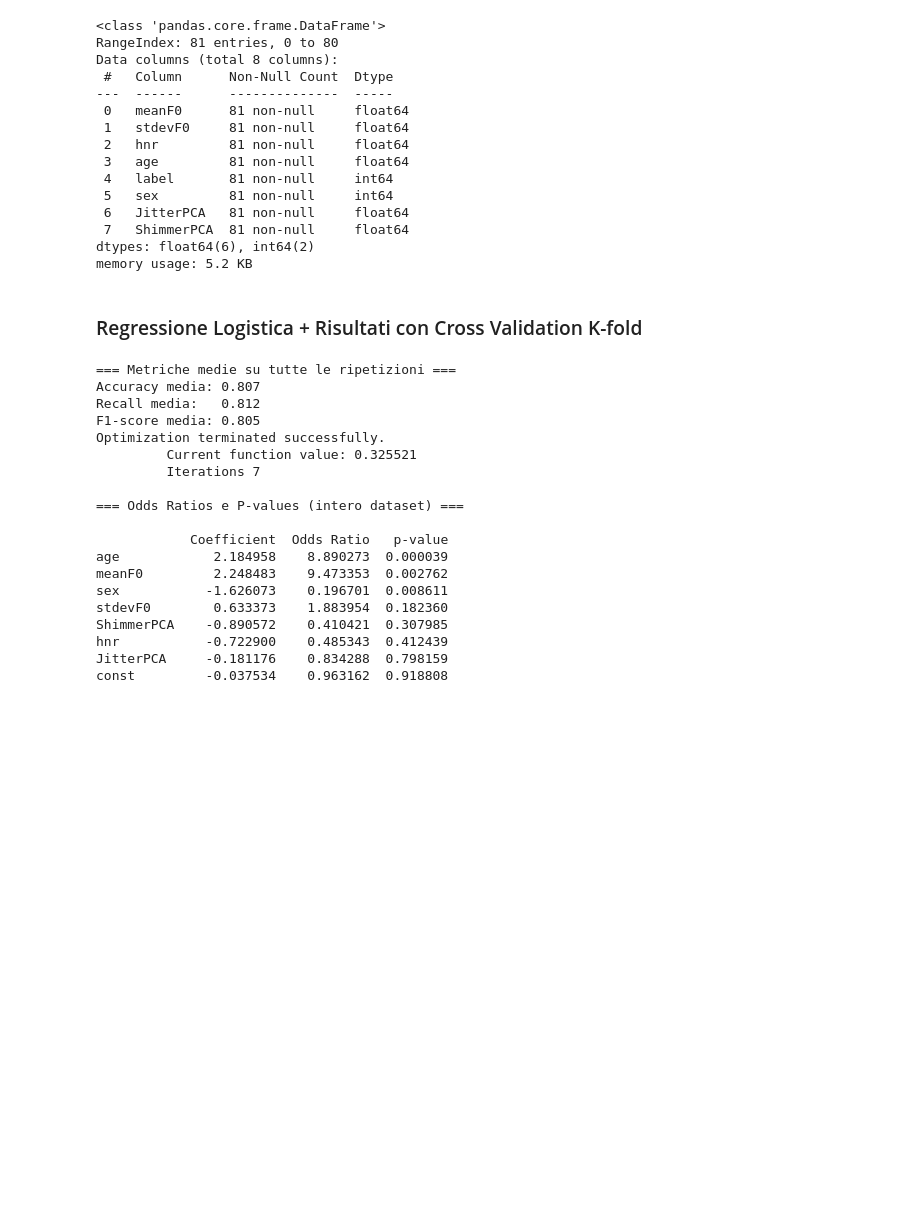
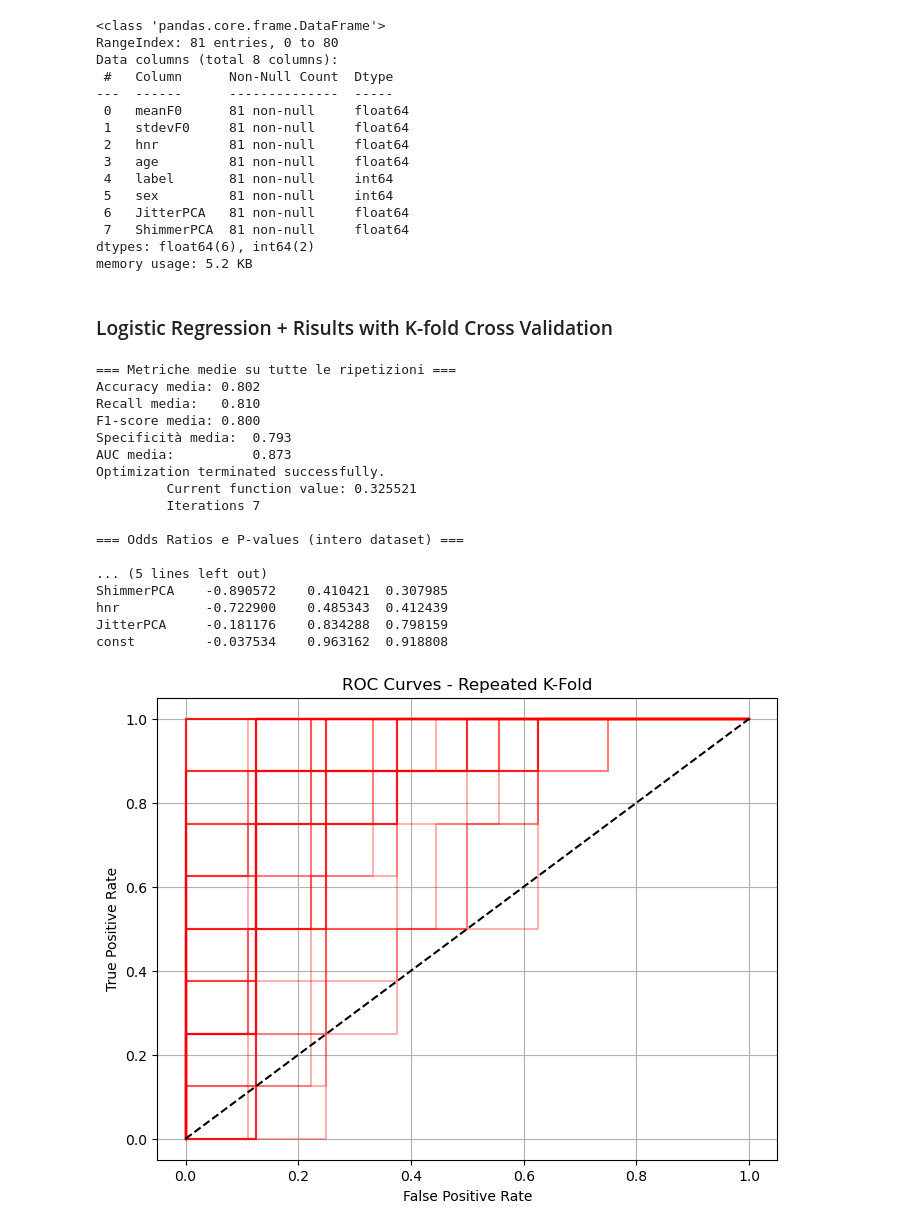
Before and after one commit to tratom/fcul-dl-project, a Jupyter notebook: logistic_regression.ipynb, the cells around one changed output. Drawn from its saved outputs; the diff is of its cells as text; code cells hidden in the pictures; blank space fills up the shorter version.

```diff
--- a/logistic_regression.ipynb
+++ b/logistic_regression.ipynb
@@ -590,9 +602,20 @@ Data columns (total 8 columns):
 dtypes: float64(6), int64(2)
 memory usage: 5.2 KB
 # %% [markdown]
-### Regressione Logistica + Risultati con Cross Validation K-fold
+### Logistic Regression + Risults with K-fold Cross Validation
 # %%
-# === Prepara dati ===
+import numpy as np
+import pandas as pd
+import matplotlib.pyplot as plt
+import statsmodels.api as sm
+from sklearn.metrics import (
+    accuracy_score, recall_score, f1_score,
+    confusion_matrix, roc_auc_score, roc_curve
+)
+from sklearn.model_selection import StratifiedKFold
+from sklearn.preprocessing import StandardScaler
+
+# === Prepar data ===
 X = df2.drop(columns=["label"])
 y = df2["label"]
 
@@ -601,12 +624,14 @@ X_scaled = scaler.fit_transform(X)
 X_scaled_df = pd.DataFrame(X_scaled, columns=X.columns)
 X_scaled_df = sm.add_constant(X_scaled_df)  # Aggiunge l'intercetta
 
-# === Parametri ===
+# === Parameters ===
 n_repeats = 10
 kf = StratifiedKFold(n_splits=5, shuffle=True)
 
 # === Liste per metriche ===
 accuracy_all, recall_all, f1_all = [], [], []
+specificity_all, auc_all = [], [] #aggiunto dopo
+fpr_all, tpr_all = [], [] # aggiunto dopo
 
 # === Ripetizioni Cross-Validation ===
 for _ in range(n_repeats):
@@ -617,50 +642,83 @@ for _ in range(n_repeats):
         model = sm.Logit(y_train, X_train)
         result = model.fit(disp=0)
 
-        y_pred = (result.predict(X_test) >= 0.5).astype(int)
+        y_prob = result.predict(X_test)
+        y_pred = (y_prob >= 0.5).astype(int) # aggiunto dopo
 
+        # Confusion Matrix
+        tn, fp, fn, tp = confusion_matrix(y_test, y_pred).ravel()
+        specificity = tn / (tn + fp) if (tn + fp) > 0 else 0
+
+        # ROC and AUC
+        fpr, tpr, _ = roc_curve(y_test, y_prob)
+        auc_score = roc_auc_score(y_test, y_prob)
+
+        #y_pred = (result.predict(X_test) >= 0.5).astype(int)
+
+        #accuracy_all.append(accuracy_score(y_test, y_pred))
+        #recall_all.append(recall_score(y_test, y_pred))
+        #f1_all.append(f1_score(y_test, y_pred))
+
+         # Salva metriche
         accuracy_all.append(accuracy_score(y_test, y_pred))
         recall_all.append(recall_score(y_test, y_pred))
         f1_all.append(f1_score(y_test, y_pred))
+        specificity_all.append(specificity) #da qua in sotto aggiunti solo le robe su auc, specificity e sensibility
+        auc_all.append(auc_score)
+        fpr_all.append(fpr)
+        tpr_all.append(tpr)
 
 # === Output: Metriche medie ===
 print("\n=== Metriche medie su tutte le ripetizioni ===")
 print(f"Accuracy media: {np.mean(accuracy_all):.3f}")
 print(f"Recall media:   {np.mean(recall_all):.3f}")
 print(f"F1-score media: {np.mean(f1_all):.3f}")
+print(f"Specificità media:  {np.mean(specificity_all):.3f}")
+print(f"AUC media:          {np.mean(auc_all):.3f}")
 
 # === Odds Ratios e P-values su tutto il dataset ===
 model_final = sm.Logit(y, X_scaled_df)
 result_final = model_final.fit()
 
 odds_ratios = np.exp(result_final.params)
 p_values = result_final.pvalues
 
 summary_df = pd.DataFrame({
     "Coefficient": result_final.params,
     "Odds Ratio": odds_ratios,
     "p-value": p_values
 }).sort_values(by="p-value")
 
 print("\n=== Odds Ratios e P-values (intero dataset) ===\n")
 print(summary_df)
+
+# === ROC curve media (solo visuale, non interpolata) ===
+plt.figure(figsize=(8, 6))
+for fpr, tpr in zip(fpr_all, tpr_all):
+    plt.plot(fpr, tpr, color='red', alpha=0.3)
+
+plt.plot([0, 1], [0, 1], 'k--')
+plt.xlabel("False Positive Rate")
+plt.ylabel("True Positive Rate")
+plt.title("ROC Curves - Repeated K-Fold")
+plt.grid(True)
+plt.show()
 # %% [output]
 === Metriche medie su tutte le ripetizioni ===
-Accuracy media: 0.807
-Recall media:   0.812
-F1-score media: 0.805
+Accuracy media: 0.802
+Recall media:   0.810
+F1-score media: 0.800
+Specificità media:  0.793
+AUC media:          0.873
 Optimization terminated successfully.
          Current function value: 0.325521
          Iterations 7
 
 === Odds Ratios e P-values (intero dataset) ===
 
-            Coefficient  Odds Ratio   p-value
-age            2.184958    8.890273  0.000039
-meanF0         2.248483    9.473353  0.002762
-sex           -1.626073    0.196701  0.008611
-stdevF0        0.633373    1.883954  0.182360
+... (5 lines left out)
 ShimmerPCA    -0.890572    0.410421  0.307985
 hnr           -0.722900    0.485343  0.412439
 JitterPCA     -0.181176    0.834288  0.798159
 const         -0.037534    0.963162  0.918808
+[figure, added]
```
Also changed, not shown: parts of 2 cells of this notebook.
